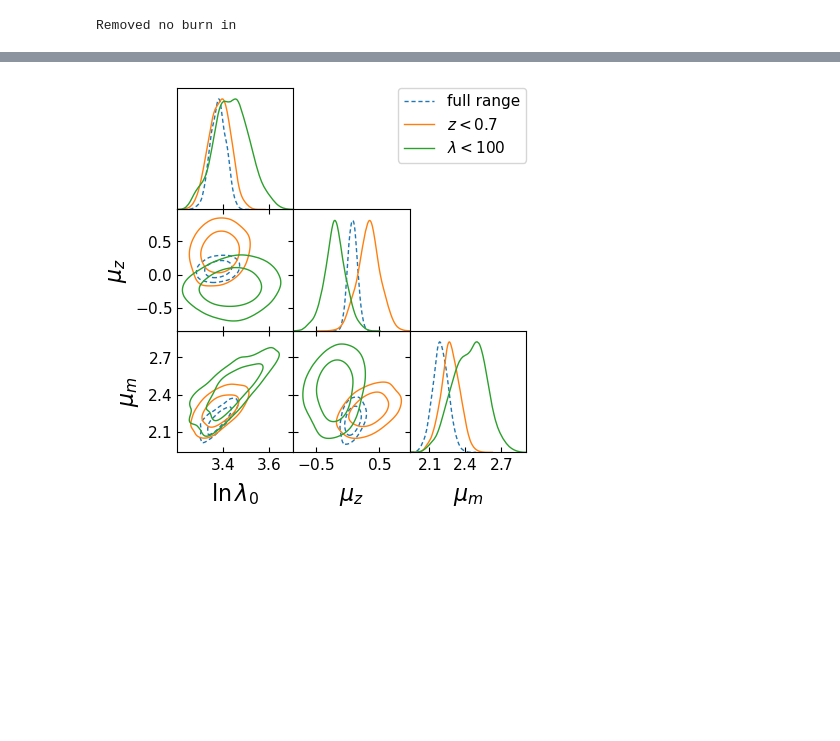
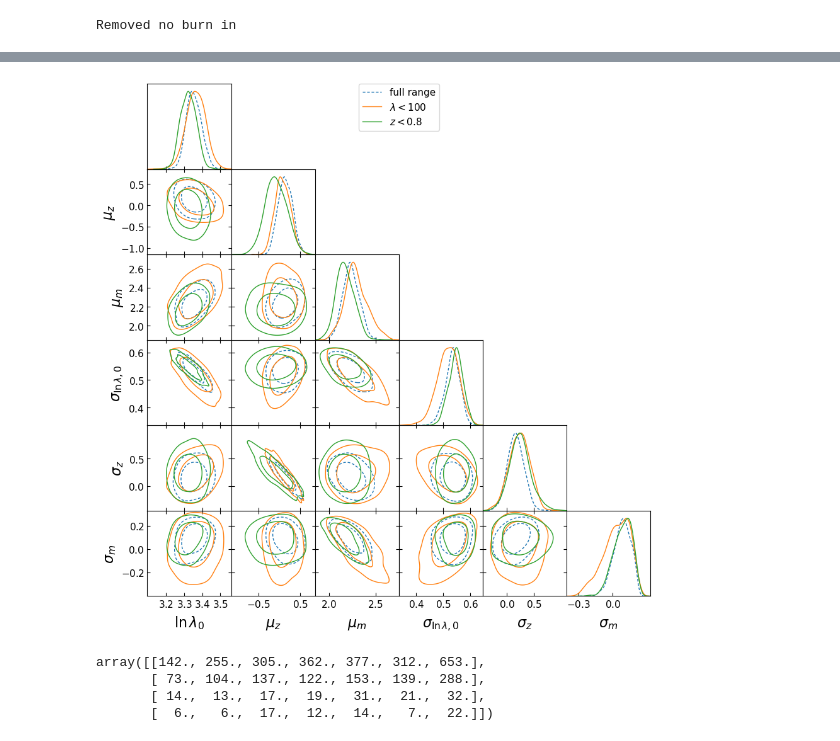
Before and after one commit to LSSTDESC/CLCosmo_Sim, a Jupyter notebook: cluster_scaling_relation_DC2/notebooks/baseline_chains_v2.ipynb, the cells around one changed output, grey strips where cells are left out. Saved outputs shown, nothing was run; the diff lists cells and outputs as text; code cells hidden in the pictures; blank space fills up the shorter version.

```diff
--- a/cluster_scaling_relation_DC2/notebooks/baseline_chains_v2.ipynb
+++ b/cluster_scaling_relation_DC2/notebooks/baseline_chains_v2.ipynb
@@ -21,8 +20,7 @@ labels = [r'\ln \lambda_0', r'\mu_z', r'\mu_m', r'\sigma_{\ln \lambda, 0}', r'\s
 settings={'mult_bias_correction_order':0,'smooth_scale_2D':3, 'smooth_scale_1D':4, 'boundary_correction_order':0}
 # %%
 n_cut=15000
-name='1-halo=nfw+c-M=Duffy08_rmin=1.0-rmax=4_photoz=Truez_hmf=Despali16'
-t = np.load(f'../chains/WLxN/MCMC_fit_m-r_WLxN_{name}.pkl', allow_pickle = True)
+t = np.load(f'../chains/WLxN/MCMC_fit_m-r_WLxN_1-halo=nfw+c-M=Duffy08_rmin=1.0-rmax=3.5_photoz=Truez_hmf=Despali16.pkl', allow_pickle = True)
 WLxN_full_range = MCSamples(samples=t['flat_chains'][n_cut:],names = names,
                     labels = labels,
                      settings=settings,
@@ -31,21 +29,19 @@ WLxN_full_range = MCSamples(samples=t['flat_chains'][n_cut:],names = names,
 Removed no burn in
 # %%
 n_cut=15000
-name='1-halo=nfw+c-M=Duffy08_rmin=1.0-rmax=4_photoz=Truez_low_z_sample_hmf=Despali16'
-t = np.load(f'../chains/WLxN/MCMC_fit_m-r_WLxN_{name}.pkl', allow_pickle = True)
+t = np.load(f'../chains/WLxN/MCMC_fit_m-r_WLxN_1-halo=nfw+c-M=Duffy08_rmin=1.0-rmax=3.5_photoz=Truez_low_richness_sample_hmf=Despali16.pkl', allow_pickle = True)
 WLxN_full_redshift_range = MCSamples(samples=t['flat_chains'][n_cut:],names = names,
                     labels = labels,
                      settings=settings,
-                     label=r'$ z < 0.7$')
+                     label=r'$\lambda < 100$')
 # %% [output]
 Removed no burn in
 # %%
 n_cut=15000
-name='1-halo=nfw+c-M=Duffy08_rmin=1.0-rmax=4_photoz=Truez_low_richness_sample_hmf=Despali16'
-t = np.load(f'../chains/WLxN/MCMC_fit_m-r_WLxN_{name}.pkl', allow_pickle = True)
+t = np.load(f'../chains/WLxN/MCMC_fit_m-r_WLxN_1-halo=nfw+c-M=Duffy08_rmin=1.0-rmax=3.5_photoz=Truez_low_z_sample_hmf=Despali16.pkl', allow_pickle = True)
 WLxN_full_richness_range = MCSamples(samples=t['flat_chains'][n_cut:],names = names,
                     labels = labels,
                      settings=settings,
-                     label=r'$\lambda < 100$')
+                     label=r'$z < 0.8$')
 # %% [output]
 Removed no burn in
@@ -70,17 +48,17 @@ g.settings.axes_fontsize
 # %%
 g = plots.get_subplot_plotter(subplot_size=1.5)
 g.settings.lab_fontsize = 20
 g.settings.legend_fontsize = 15
 g.settings.axes_fontsize = 15
 range_ = {'1':[2.5,4], '2':[-2,2], '3':[1,4], '4':[0.1,1.2],'5':[-1.5,1.5], '6':[-0.5,0.5], }
 g.triangle_plot([WLxN_full_range, WLxN_full_redshift_range, WLxN_full_richness_range],
                 filled=[False, False, False, False,False,],
                 contour_colors = ['C0', 'C1', 'C2', 'k', 'k', 'k' ],
                 contour_ls=['--','-','-', '-', '-'],
                 contour_lws=[1,1,1,1,1],shaded=False,
                 legend_fontsize = 10,
                 #param_limits=range_,
-                params=['1','2','3'],
+                params=['1','2','3','4','5','6'],
                 fine_bins = 1,  marker_args = {'linewidth':10}, )
 # %% [output]
-[figure, old version]
+[figure, new version]
@@ -86,0 +72,7 @@ g.triangle_plot([WLxN_full_range, WLxN_full_redshift_range, WLxN_full_richness_r
+# %%
+N_obs
+# %% [output]
+array([[142., 255., 305., 362., 377., 312., 653.],
+       [ 73., 104., 137., 122., 153., 139., 288.],
+       [ 14.,  13.,  17.,  19.,  31.,  21.,  32.],
+       [  6.,   6.,  17.,  12.,  14.,   7.,  22.]])
```
Also changed, not shown: parts of 6 cells of this notebook, 13 other files.
